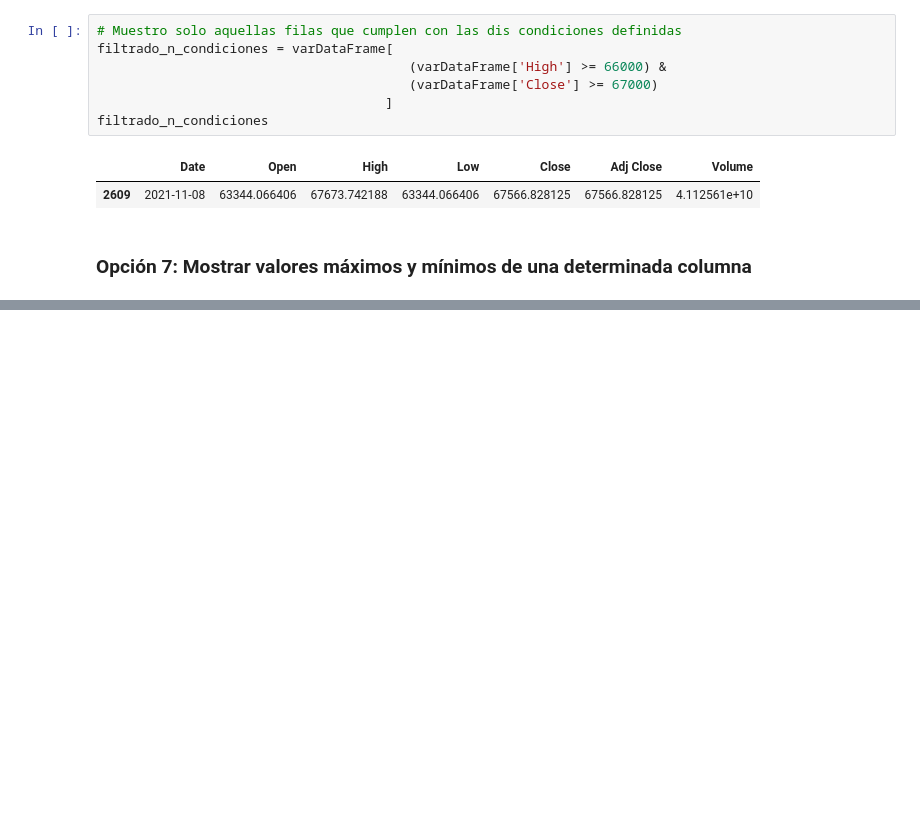
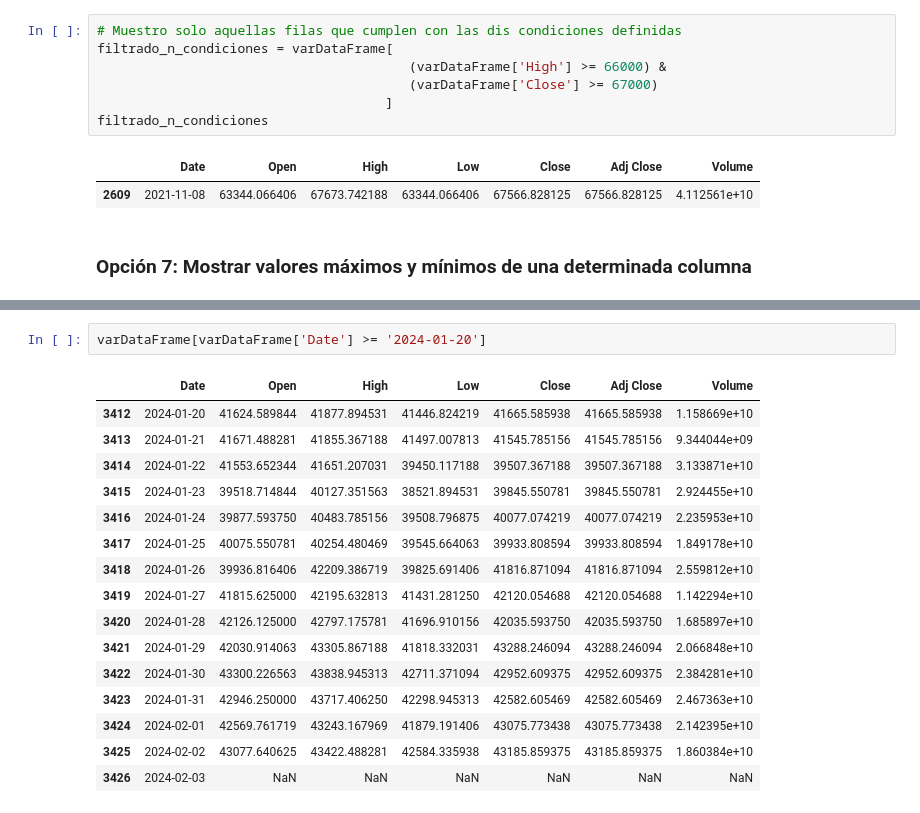
Before and after one commit to chetincho/curso-data-science, a Jupyter notebook: 1000 Introduccion/1001_introduccion.ipynb, the cells around one changed output, grey strips where cells are left out. Saved outputs shown, nothing was run; the diff lists cells and outputs as text; blank space fills up the shorter version.

```diff
--- a/1000 Introduccion/1001_introduccion.ipynb
+++ b/1000 Introduccion/1001_introduccion.ipynb
@@ -130,0 +132,19 @@ El valor máximo es: 68789.625
+# %%
+varDataFrame[varDataFrame['Date'] >= '2024-01-20']
+# %% [output]
+|  | Date | Open | High | Low | Close | Adj Close | Volume |
+| 3412 | 2024-01-20 | 41624.589844 | 41877.894531 | 41446.824219 | 41665.585938 | 41665.585938 | 1.158669e+10 |
+| 3413 | 2024-01-21 | 41671.488281 | 41855.367188 | 41497.007813 | 41545.785156 | 41545.785156 | 9.344044e+09 |
+| 3414 | 2024-01-22 | 41553.652344 | 41651.207031 | 39450.117188 | 39507.367188 | 39507.367188 | 3.133871e+10 |
+| 3415 | 2024-01-23 | 39518.714844 | 40127.351563 | 38521.894531 | 39845.550781 | 39845.550781 | 2.924455e+10 |
+| 3416 | 2024-01-24 | 39877.593750 | 40483.785156 | 39508.796875 | 40077.074219 | 40077.074219 | 2.235953e+10 |
+| 3417 | 2024-01-25 | 40075.550781 | 40254.480469 | 39545.664063 | 39933.808594 | 39933.808594 | 1.849178e+10 |
+| 3418 | 2024-01-26 | 39936.816406 | 42209.386719 | 39825.691406 | 41816.871094 | 41816.871094 | 2.559812e+10 |
+| 3419 | 2024-01-27 | 41815.625000 | 42195.632813 | 41431.281250 | 42120.054688 | 42120.054688 | 1.142294e+10 |
+| 3420 | 2024-01-28 | 42126.125000 | 42797.175781 | 41696.910156 | 42035.593750 | 42035.593750 | 1.685897e+10 |
+| 3421 | 2024-01-29 | 42030.914063 | 43305.867188 | 41818.332031 | 43288.246094 | 43288.246094 | 2.066848e+10 |
+| 3422 | 2024-01-30 | 43300.226563 | 43838.945313 | 42711.371094 | 42952.609375 | 42952.609375 | 2.384281e+10 |
+| 3423 | 2024-01-31 | 42946.250000 | 43717.406250 | 42298.945313 | 42582.605469 | 42582.605469 | 2.467363e+10 |
+| 3424 | 2024-02-01 | 42569.761719 | 43243.167969 | 41879.191406 | 43075.773438 | 43075.773438 | 2.142395e+10 |
+| 3425 | 2024-02-02 | 43077.640625 | 43422.488281 | 42584.335938 | 43185.859375 | 43185.859375 | 1.860384e+10 |
+| 3426 | 2024-02-03 | NaN | NaN | NaN | NaN | NaN | NaN |
```
Also changed, not shown: parts of 1 cell of this notebook, 1 other file.
